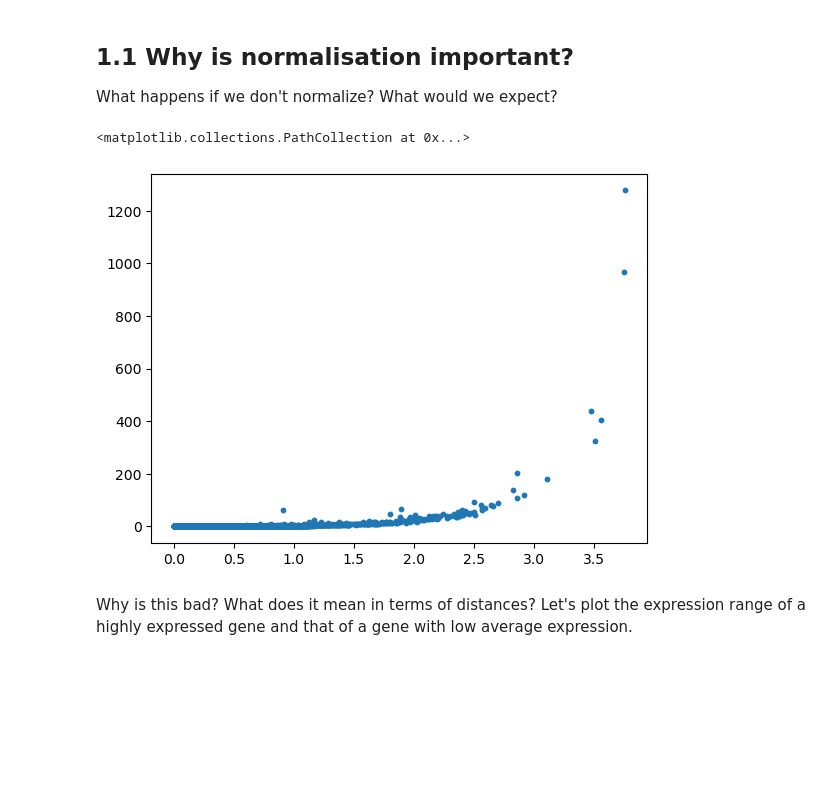
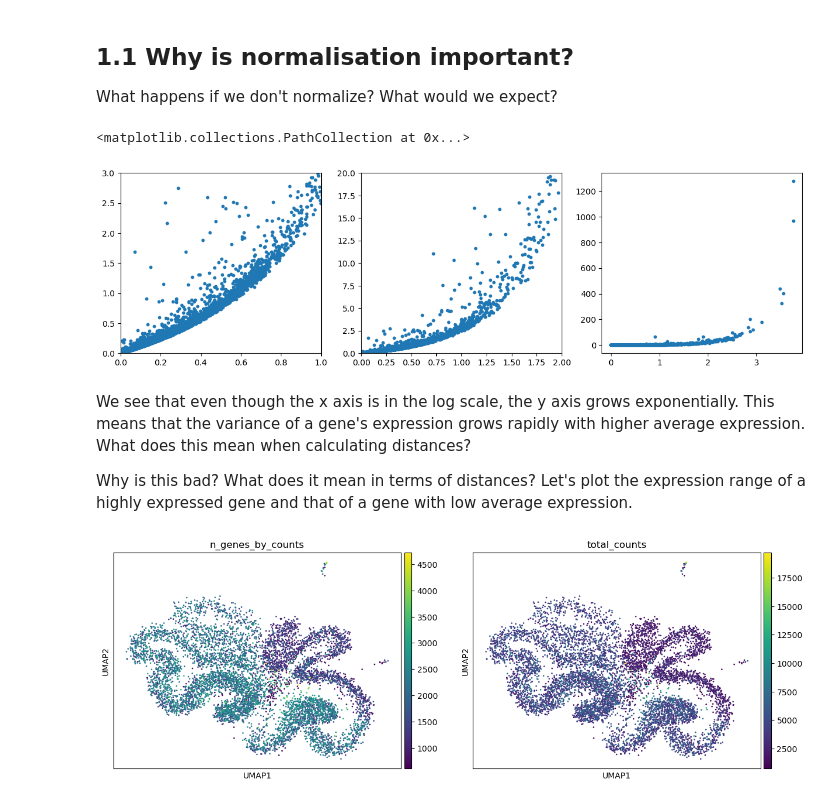
Before and after one commit to galicae/ue300164, a Jupyter notebook: units/01-normalisation.ipynb, the cells around one changed output. Saved outputs shown, nothing was run; the diff lists cells and outputs as text; code cells hidden in the pictures; blank space fills up the shorter version.

Commit message:
experimenting with different count regimes

```diff
--- a/units/01-normalisation.ipynb
+++ b/units/01-normalisation.ipynb
@@ -64,12 +71,22 @@ What happens if we don't normalize? What would we expect?
 # %%
 raw_mean = np.mean(raw.X, axis=0)
 raw_var = np.var(raw.X, axis=0)
 
-fig, ax = plt.subplots()
-ax.scatter(np.log1p(raw_mean), raw_var, s=10)
+fig, ax = plt.subplots(ncols=3, figsize=(15, 4))
+ax[0].scatter(np.log1p(raw_mean), raw_var, s=10)
+ax[0].set_xlim(0, 1)
+ax[0].set_ylim(0, 3)
+ax[1].scatter(np.log1p(raw_mean), raw_var, s=10)
+ax[1].set_xlim(0, 2)
+ax[1].set_ylim(0, 20)
+ax[2].scatter(np.log1p(raw_mean), raw_var, s=10)
 # %% [output]
 <matplotlib.collections.PathCollection at 0x...>
-[figure, old version]
+[figure, new version]
 # %% [markdown]
+We see that even though the x axis is in the log scale, the y axis grows exponentially. This means
+that the variance of a gene's expression grows rapidly with higher average expression. What does
+this mean when calculating distances?
+
 Why is this bad? What does it mean in terms of distances? Let's plot the expression range of a
 highly expressed gene and that of a gene with low average expression.
@@ -75,0 +104,4 @@ highly expressed gene and that of a gene with low average expression.
+# %%
+sc.pl.umap(low_avg, color=["n_genes_by_counts", "total_counts"])
+# %% [output]
+[figure, added]
```
Also changed, not shown: parts of 38 cells of this notebook, 1 other file.
